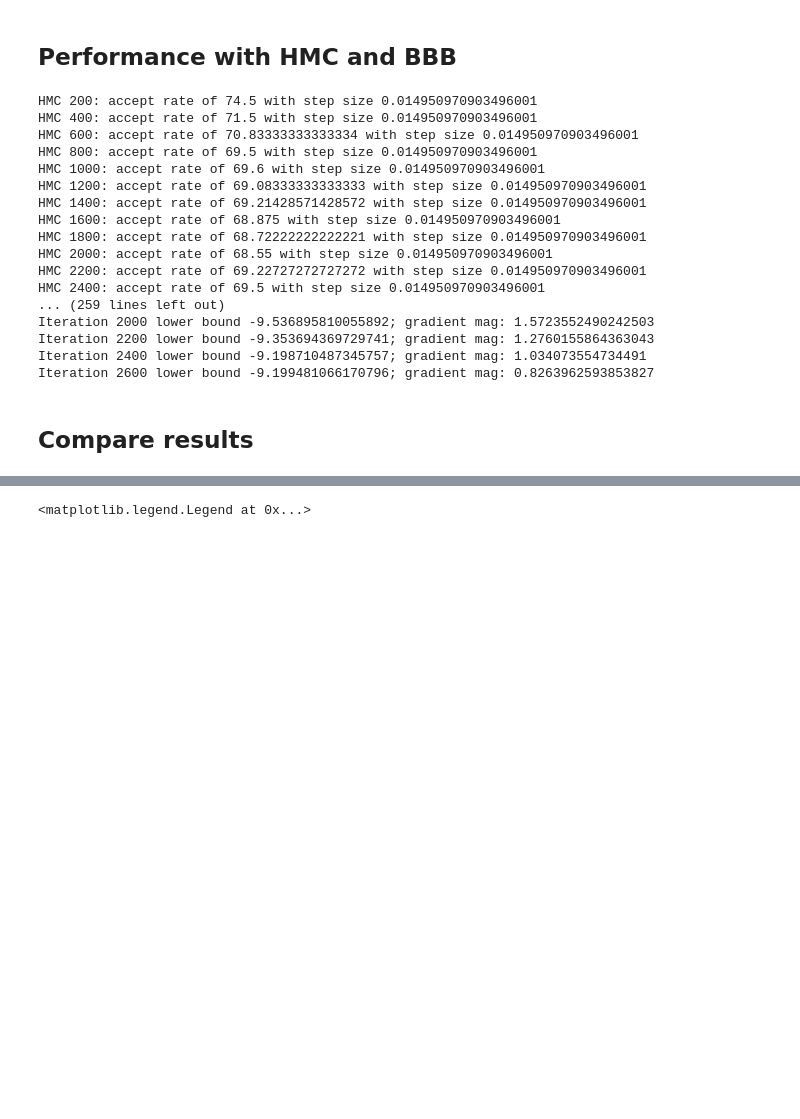
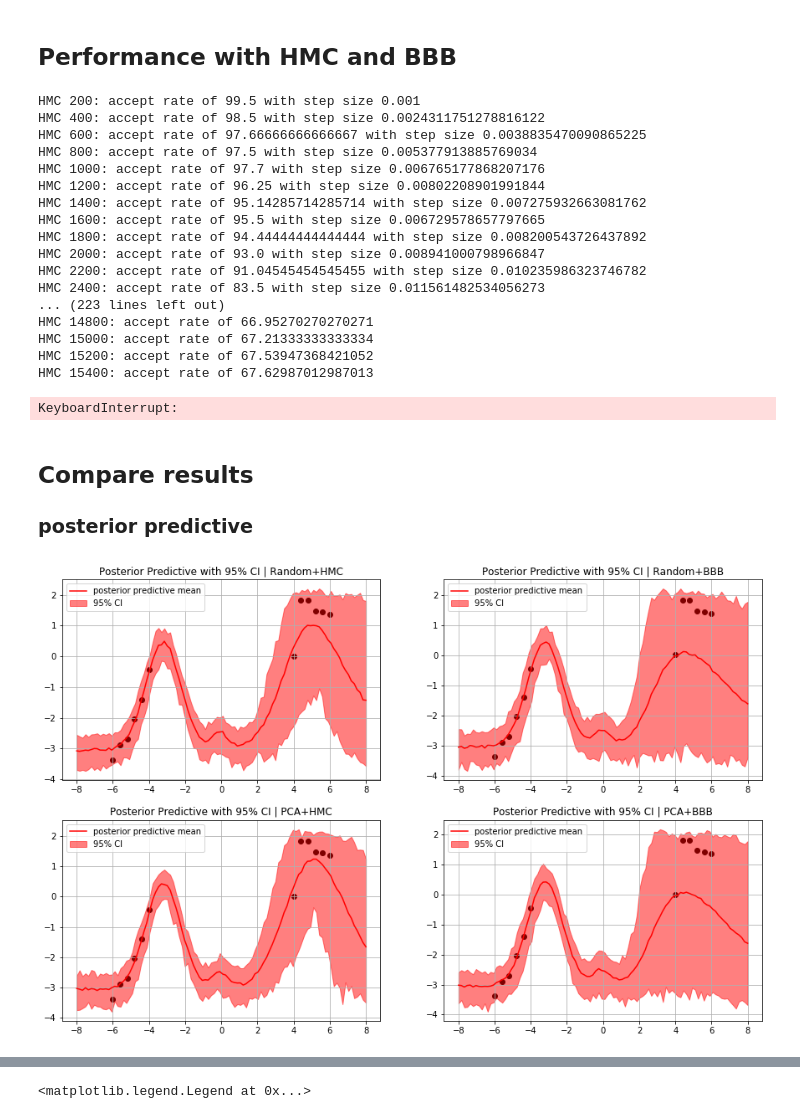
Before and after one commit to Yuting-Kou/am207_Project, a Jupyter notebook: src/Extension_part_kyt.ipynb, the cells around one changed output, grey strips where cells are left out. Cells and saved outputs as stored; diff of their text form; code cells hidden in the pictures; blank space fills up the shorter version.

```diff
--- a/src/Extension_part_kyt.ipynb
+++ b/src/Extension_part_kyt.ipynb
@@ -111,34 +162,32 @@ hmc_tune_params={'step_size':1e-3,
                 'mom_std': 1,
                 'diagnostic_mode': False}
 # %%
-time_list=[]
 Inference_list=[]
-for sub in [my_subspace_rand,my_subspace_pca]:#, my_subspace_curve]:
+for sub in [my_subspace_rand,my_subspace_pca, my_subspace_curve]:
     for inf,params in zip(['HMC','BBB'],[hmc_tune_params,bbb_tune_params]):
         P,w = my_subspace_rand.get_space()
-        Inference_list.append( Inference.create(inference_type=inf, model=my_nn, P=P, w_hat=w, tune_params=params,Sigma_Z=25))
+        Inference_list.append( Inference.create(inference_type=inf, model=my_nn, P=P, w_hat=w, tune_params=params,Sigma_Z=5))
         position_init = my_nn.get_z_from_W(weights=init_weights.copy(), P=P, w_hat=w)
-        begin=time.time()
         Inference_list[-1].train(X=x, y=y, warm_start=False, position_init=position_init)
-        end=time.time()
-        time_list.append(end-begin)
 # %% [output]
-HMC 200: accept rate of 74.5 with step size 0.014950970903496001
-HMC 400: accept rate of 71.5 with step size 0.014950970903496001
-HMC 600: accept rate of 70.83333333333334 with step size 0.014950970903496001
-HMC 800: accept rate of 69.5 with step size 0.014950970903496001
-HMC 1000: accept rate of 69.6 with step size 0.014950970903496001
-HMC 1200: accept rate of 69.08333333333333 with step size 0.014950970903496001
-HMC 1400: accept rate of 69.21428571428572 with step size 0.014950970903496001
-HMC 1600: accept rate of 68.875 with step size 0.014950970903496001
-HMC 1800: accept rate of 68.72222222222221 with step size 0.014950970903496001
-HMC 2000: accept rate of 68.55 with step size 0.014950970903496001
-HMC 2200: accept rate of 69.22727272727272 with step size 0.014950970903496001
-HMC 2400: accept rate of 69.5 with step size 0.014950970903496001
-... (259 lines left out)
-Iteration 2000 lower bound -9.536895810055892; gradient mag: 1.5723552490242503
-Iteration 2200 lower bound -9.353694369729741; gradient mag: 1.2760155864363043
-Iteration 2400 lower bound -9.198710487345757; gradient mag: 1.034073554734491
-Iteration 2600 lower bound -9.199481066170796; gradient mag: 0.8263962593853827
+HMC 200: accept rate of 99.5 with step size 0.001
+HMC 400: accept rate of 98.5 with step size 0.0024311751278816122
+HMC 600: accept rate of 97.66666666666667 with step size 0.0038835470090865225
+HMC 800: accept rate of 97.5 with step size 0.005377913885769034
+HMC 1000: accept rate of 97.7 with step size 0.006765177868207176
+HMC 1200: accept rate of 96.25 with step size 0.00802208901991844
+HMC 1400: accept rate of 95.14285714285714 with step size 0.007275932663081762
+HMC 1600: accept rate of 95.5 with step size 0.006729578657797665
+HMC 1800: accept rate of 94.44444444444444 with step size 0.008200543726437892
+HMC 2000: accept rate of 93.0 with step size 0.008941000798966847
+HMC 2200: accept rate of 91.04545454545455 with step size 0.010235986323746782
+HMC 2400: accept rate of 83.5 with step size 0.011561482534056273
+... (223 lines left out)
+HMC 14800: accept rate of 66.95270270270271
+HMC 15000: accept rate of 67.21333333333334
+HMC 15200: accept rate of 67.53947368421052
+HMC 15400: accept rate of 67.62987012987013
+KeyboardInterrupt:
 # %% [markdown]
 ## Compare results
+### posterior predictive
@@ -154,0 +194,25 @@ post_level=HMC_rand.get_posterior_likelihood(z=post_z,X=x,y=y)
+# %%
+n_sample = 100
+x_test = np.linspace(-8, 8, 100)
+# %%
+plt.figure(figsize=(15,15))
+for i,inf in enumerate(Inference_list):
+    inf_name='HMC' if i%2==0 else 'BBB'
+    if i//2==0:
+        sub_name='Random'
+    elif i//2==1:
+        sub_name='PCA'
+    else:
+        sub_name='Curve'
+    post_sample = inf.get_posterior(n_samples=n_sample)
+    y_test = my_nn.forward(P=P, w_hat=w,z=post_sample, X=x_test.reshape((1, -1))).reshape(100, 100) + np.random.normal(0, my_nn.Sigma_Y_det, size = (100, 100))
+    plt.subplot(3, 2, i+1)
+    plt.scatter(x, y, color='black')
+    plt.plot(x_test, y_test.mean(0), color='red', label='posterior predictive mean')
+    plt.fill_between(x_test, np.percentile(y_test, 0.25, axis=0), np.percentile(y_test, 97.5, axis=0),
+                 color='red', label='95% CI', alpha=0.5)
+    plt.legend(loc='best')
+    plt.title('Posterior Predictive with 95% CI | '+sub_name+'+'+inf_name)
+    plt.grid()
+# %% [output]
+[figure, added]
```
Also changed, not shown: parts of 13 cells of this notebook, 1 other file.
